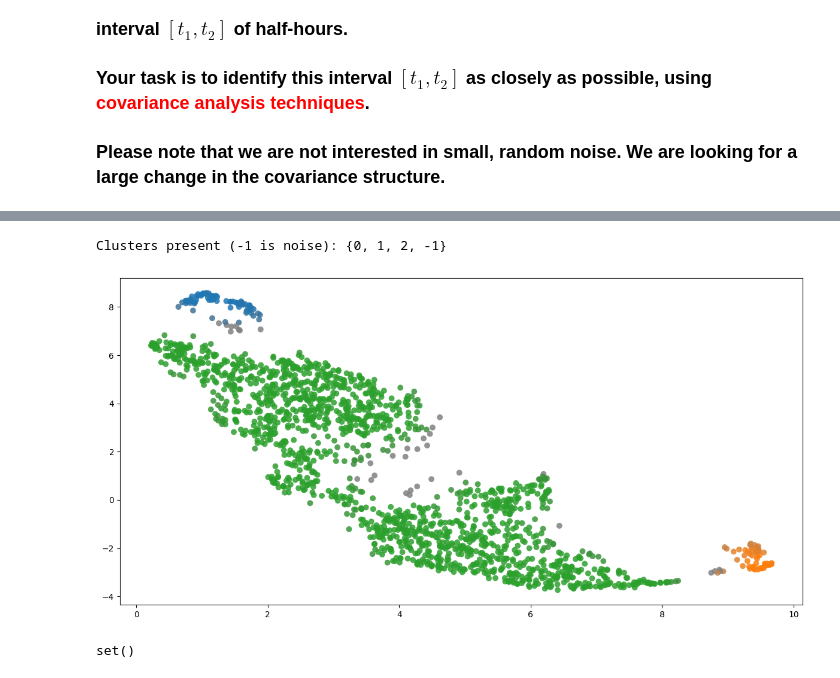
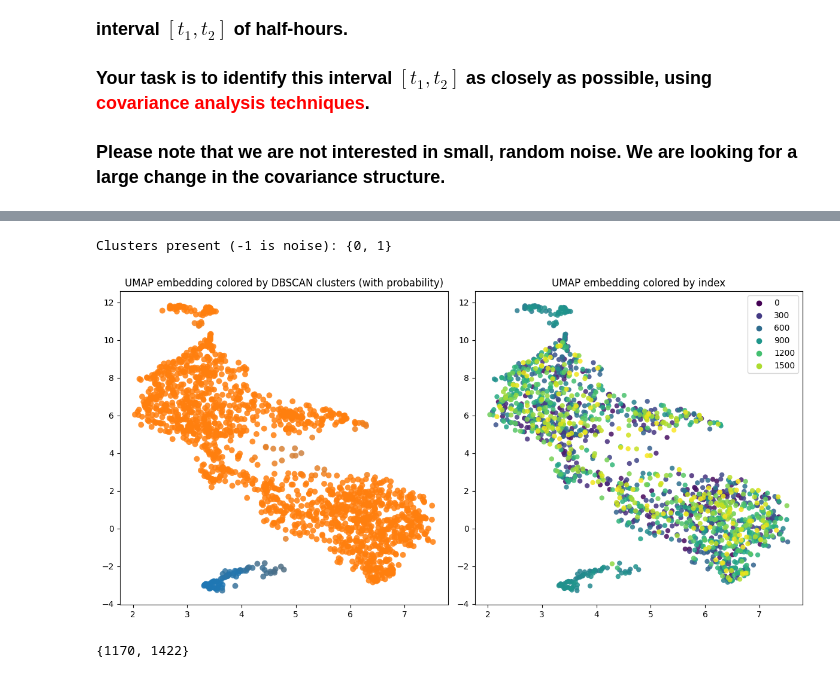
Before and after one commit to ostapenkovs/ieor-4500-apps-prog, a Jupyter notebook: hw3/hw3.ipynb, the cells around one changed output, grey strips where cells are left out. Saved outputs shown, nothing was run; the diff lists cells and outputs as text; code cells hidden in the pictures.

Commit message:
final plots

```diff
--- a/hw3/hw3.ipynb
+++ b/hw3/hw3.ipynb
@@ -43,6 +75,5 @@ n: 1709; p: 29
 # %%
-# desired dimensionality of the embedding
-k = 2
+### UMAP COMPUTATIONS SECOND ###
 # main umap hyperparameter influencing balance
 # between local and global structure
 umap_neighbors = 30
@@ -50,65 +81,45 @@ umap_neighbors = 30
 dbscan_min_cluster_size = 25
 # euclidean distance becomes less meaningful in high dimensions
 dbscan_metric = 'euclidean' if k <= 2 else 'canberra'
-# should we use PCA or UMAP?
-use_pca = False
-
 # Y will be the k-dimensional embedding of X
 Y = None
-if use_pca:
-    # cov is the covariance matrix of X
-    c = X - X.mean(axis=0)
-    cov = (c.T @ c) / (n-1)
-    # pulling out k largest eigenvalues and associated eigenvectors
-    vals, vecs = eigsh(cov, k=k, which='LA')
-    # sorting from largest to smallest
-    vals, vecs = vals[::-1], np.flip(vecs, axis=1)
-    # projecting old data using the eigenvectors
-    Y = X.dot(vecs)
-else:
-    # standardizing features to mean 0 and unit variance
-    scaler = StandardScaler()
-    X_scaled = scaler.fit_transform(X)
-    # computing UMAP embedding
-    reducer = umap.UMAP(n_neighbors=umap_neighbors, n_components=k, metric='canberra', init='random', verbose=False)
-    Y = reducer.fit_transform(X_scaled)
+# standardizing features to mean 0 and unit variance
+scaler = StandardScaler()
+X_scaled = scaler.fit_transform(X)
+# computing UMAP embedding
+reducer = umap.UMAP(n_neighbors=umap_neighbors, n_components=k, metric='canberra', init='random', verbose=False)
+Y = reducer.fit_transform(X_scaled)
 
 # take cluster size minimum to be 1% of n=1500, for example
 clust = hdbscan.HDBSCAN(min_cluster_size=dbscan_min_cluster_size, metric=dbscan_metric).fit(Y)
 assgn, probs = clust.labels_, clust.probabilities_
 # %%
-# VISUALIZATION CODE ONLY MAKES SENSE FOR K = 2 (CAN ONLY GRAPH IN 2 DIMENSIONS)
+# plotting UMAP embedding
 unq_assgn = set(assgn)
 print('Clusters present (-1 is noise):', unq_assgn)
 
 color_palette = sns.color_palette('tab10', len(unq_assgn) - (1 if -1 in unq_assgn else 0))
 cluster_colors = [color_palette[x] if x >= 0 else (0.5, 0.5, 0.5) for x in assgn]
 cluster_member_colors = [sns.desaturate(x, p) for x, p in zip(cluster_colors, probs)]
 
-fig, ax = plt.subplots(1, 1, figsize=(12, 6))
+fig, ax = plt.subplots(1, 2, figsize=(12, 6))
 
-ax.scatter(x=Y[:, 0], y=Y[:, 1], c=cluster_member_colors, s=50, linewidth=0, alpha=0.85)
+ax[0].scatter(x=Y[:, 0], y=Y[:, 1], c=cluster_member_colors, s=50, linewidth=0, alpha=0.85)
+ax[0].set_title('UMAP embedding colored by DBSCAN clusters (with probability)')
+
+sns.scatterplot(x=Y[:, 0], y=Y[:, 1], hue=range(n), palette='viridis', linewidth=0, alpha=0.85, ax=ax[1])
+ax[1].set_title('UMAP embedding colored by index')
 
 plt.tight_layout()
 plt.show()
 # %% [output]
-Clusters present (-1 is noise): {0, 1, 2, -1}
+Clusters present (-1 is noise): {0, 1}
-[figure, old version]
+[figure, new version]
-# %%
-# SANDBOX
-# df2 = pd.DataFrame(Y, columns=[f'PC{i}' if use_pca else f'UMAP{i}' for i in range(1, k+1)])
-# df2['cluster'], df2['cluster_probability'] = assgn, probs
-
-# polluted_clusters = df2['cluster'].value_counts(ascending=True).index.tolist()[:-1]
-
-# polluted_indices_empirical = set(df2[df2['cluster'].isin(polluted_clusters)].index.tolist())
-# polluted_indices_guess = set(list(range(800, 1001)))
-
-# polluted_indices_empirical.difference(polluted_indices_guess)
-
-tmp = df.loc[assgn == 0, :].index.tolist() + df.loc[assgn == 1, :].index.tolist()
-tmp = sorted(tmp)
-
-set(tmp).difference(set(range(700, 901)))
-# %% [output]
-set()
+# %%
+### MAKING A GUESS AS TO RANGE OF POLLUTION ###
+tmp = df.loc[assgn == 0, :].index.tolist()# + df.loc[assgn == 1, :].index.tolist()
+tmp = sorted(tmp)
+
+set(tmp).difference(set(range(700, 901)))
+# %% [output]
+{1170, 1422}
```
Also changed, not shown: parts of 2 cells of this notebook, 1 other file.
